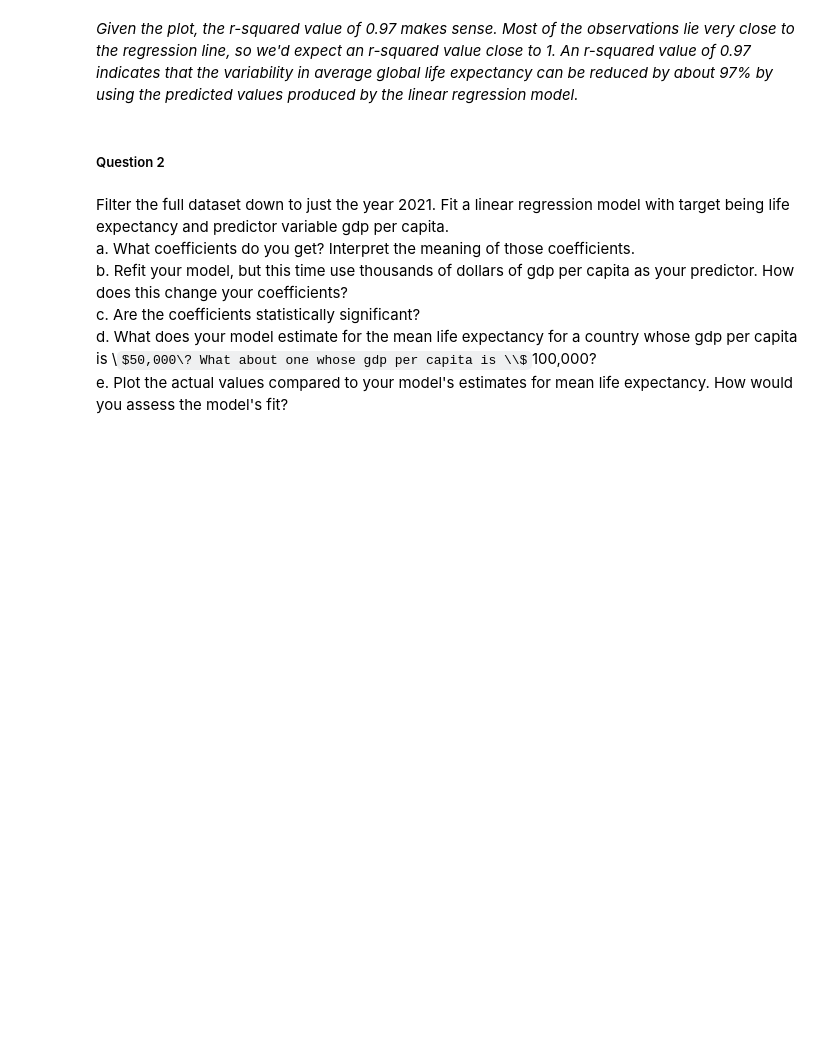
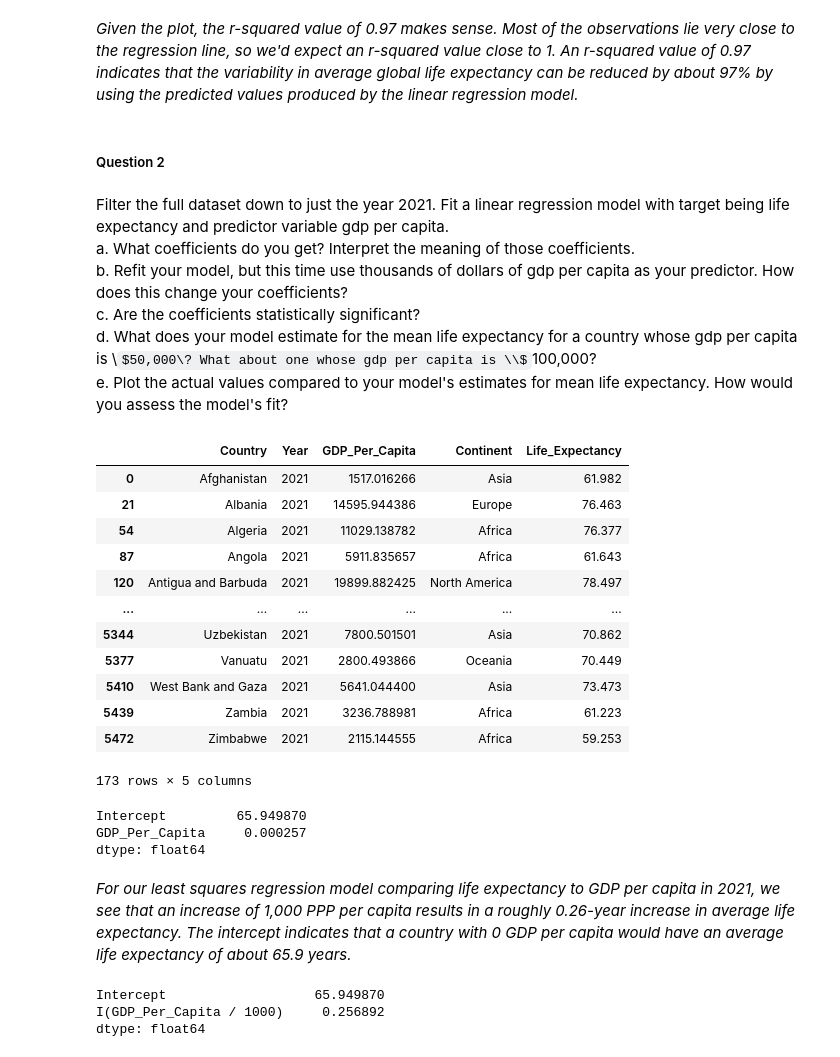
Before and after one commit to nss-data-science-cohort-9/un-linear-regression-aezell314, a Jupyter notebook: notebooks/Linear Regression Practice.ipynb, the cells around one changed output. Cells and saved outputs as stored; diff of their text form; code cells hidden in the pictures; some formulas as TeX source; blank space fills up the shorter version.

```diff
--- a/notebooks/Linear Regression Practice.ipynb
+++ b/notebooks/Linear Regression Practice.ipynb
@@ -117,3 +117,36 @@ b. Refit your model, but this time use thousands of dollars of gdp per capita as
 c. Are the coefficients statistically significant?
 d. What does your model estimate for the mean life expectancy for a country whose gdp per capita is \\$50,000\? What about one whose gdp per capita is \\$100,000?
 e. Plot the actual values compared to your model's estimates for mean life expectancy. How would you assess the model's fit?
+# %%
+# Filter the full dataset down to just the year 2021
+gdp_le_2021=gdp_le[gdp_le['Year']==2021].copy()
+# %% [output]
+|  | Country | Year | GDP_Per_Capita | Continent | Life_Expectancy |
+| 0 | Afghanistan | 2021 | 1517.016266 | Asia | 61.982 |
+| 21 | Albania | 2021 | 14595.944386 | Europe | 76.463 |
+| 54 | Algeria | 2021 | 11029.138782 | Africa | 76.377 |
+| 87 | Angola | 2021 | 5911.835657 | Africa | 61.643 |
+| 120 | Antigua and Barbuda | 2021 | 19899.882425 | North America | 78.497 |
+| ... | ... | ... | ... | ... | ... |
+| 5344 | Uzbekistan | 2021 | 7800.501501 | Asia | 70.862 |
+| 5377 | Vanuatu | 2021 | 2800.493866 | Oceania | 70.449 |
+| 5410 | West Bank and Gaza | 2021 | 5641.044400 | Asia | 73.473 |
+| 5439 | Zambia | 2021 | 3236.788981 | Africa | 61.223 |
+| 5472 | Zimbabwe | 2021 | 2115.144555 | Africa | 59.253 |
+173 rows × 5 columns
+# %%
+lr_le_2021 = smf.ols("Life_Expectancy ~ GDP_Per_Capita", data=gdp_le_2021).fit()
+lr_le_2021.params
+# %% [output]
+Intercept         65.949870
+GDP_Per_Capita     0.000257
+dtype: float64
+# %% [markdown]
+*For our least squares regression model comparing life expectancy to GDP per capita in 2021, we see that an increase of 1,000 PPP per capita results in a roughly 0.26-year increase in average life expectancy. The intercept indicates that a country with 0 GDP per capita would have an average life expectancy of about 65.9 years.*
+# %%
+lr_le_2021_adjusted = smf.ols("Life_Expectancy ~ I(GDP_Per_Capita/1000)", data=gdp_le_2021).fit()
+lr_le_2021_adjusted.params
+# %% [output]
+Intercept                   65.949870
+I(GDP_Per_Capita / 1000)     0.256892
+dtype: float64
```
Also changed, not shown: parts of 22 cells of this notebook.
